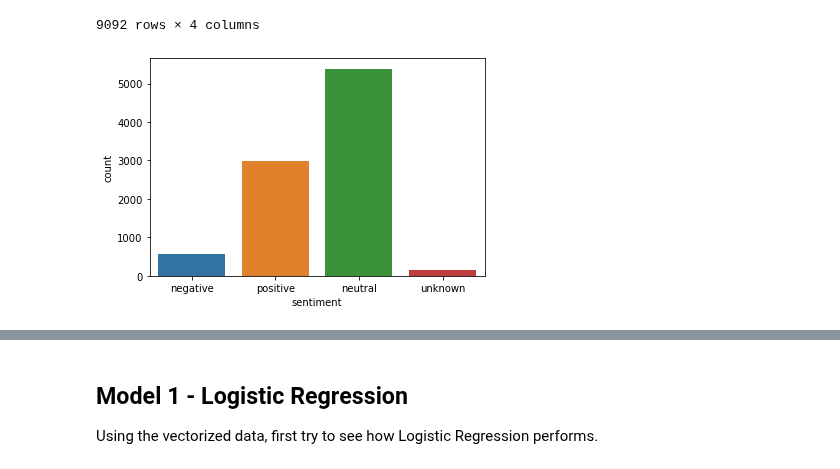
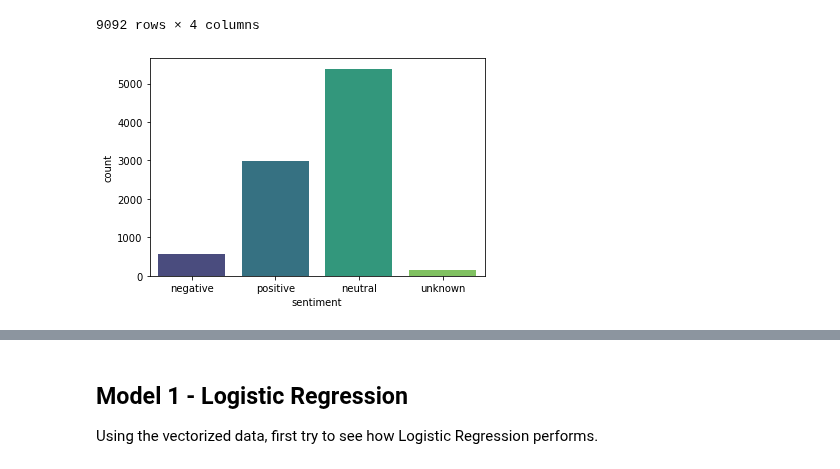
Before and after one commit to cmfritz/NLP-Twitter-Sentiment, a Jupyter notebook: nlp_notebook.ipynb, the cells around one changed output, grey strips where cells are left out. Saved outputs shown, nothing was run; the diff lists cells and outputs as text; code cells hidden in the pictures.

```diff
--- a/nlp_notebook.ipynb
+++ b/nlp_notebook.ipynb
@@ -16,0 +32,20 @@ import seaborn as sns
+# %%
+def preprocess(column):
+    '''
+    Takes a single-column dataframe and return a list of the cleaned text.
+
+    Parameters:
+    column: Single column of dataframe with rows of strings
+
+    Returns:
+    cleanedtext: List of cleaned strings
+    '''
+    acceptable = re.compile('[a-zA-Z @]') # regex expression to keep letters and handles
+
+    # make a list of the text that fits with regex above
+    cleanedtext = []
+    for text in column:
+        p = ''.join(acceptable.findall(text)).lower()
+        cleanedtext.append(p)
+
+    return cleanedtext
@@ -81,18 +235,6 @@ subject       9092 non-null object
 sentiment     9092 non-null object
 dtypes: object(3)
 memory usage: 284.1+ KB
-# %%
-# function to preprocess single-column dataframe and return a list of the cleaned text
-def preprocess(df):
-    acceptable = re.compile('[a-zA-Z @]') # regex expression to keep letters and handles
-
-    # make a list of the text that fits with regex above
-    cleanedtext = []
-    for text in df:
-        p = ''.join(acceptable.findall(text)).lower()
-        cleanedtext.append(p)
-
-    return cleanedtext
 # %%
 # make a n ew column of the clean text
 df['cleaned_text'] = preprocess(df['tweet_text'])
@@ -113,6 +255,6 @@ df
 9092 rows × 4 columns
 # %%
 # Look at the counts for each category
-ax = sns.countplot(x='sentiment', data=df)
+ax = sns.countplot(x='sentiment', data=df, palette='viridis')
 # %% [output]
-[figure, old version]
+[figure, new version]
```
Also changed, not shown: parts of 50 cells of this notebook.
